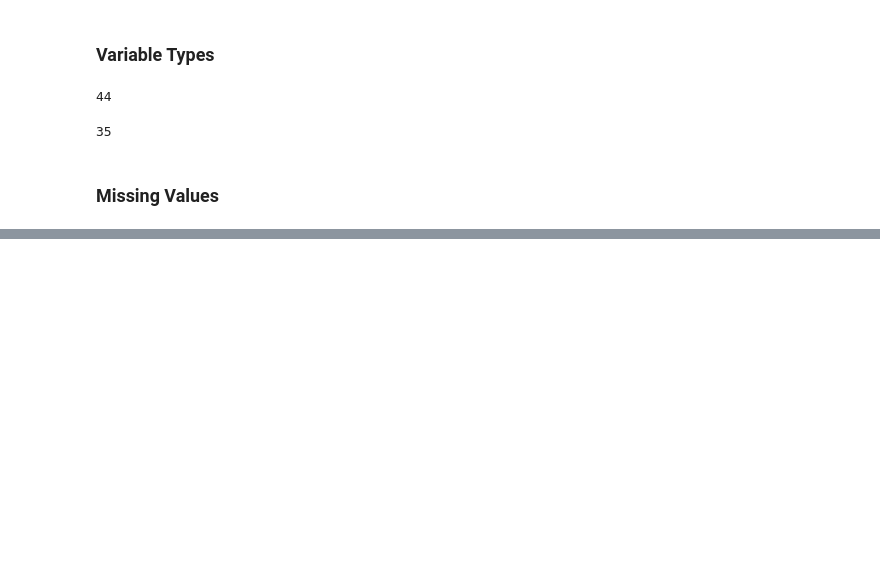
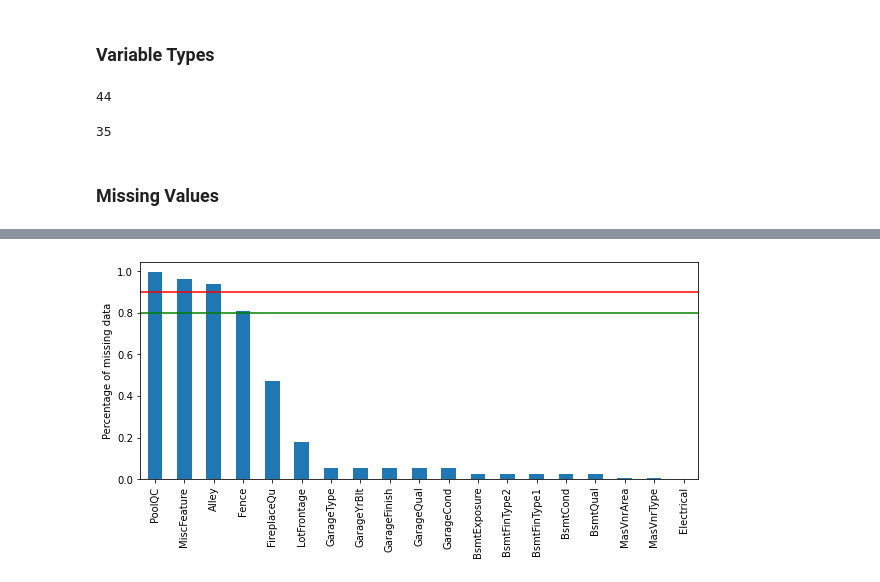
Before and after one commit to choi-b/ml-deployment-practice, a Jupyter notebook: Data Analysis Demo.ipynb, the cells around one changed output, grey strips where cells are left out. Cells and saved outputs as stored; diff of their text form; code cells hidden in the pictures; blank space fills up the shorter version.

Commit message:
Updated data analysis notebook 2.18.23

```diff
--- a/Data Analysis Demo.ipynb
+++ b/Data Analysis Demo.ipynb
@@ -72,3 +72,6 @@ len(num_vars)
 35
 # %% [markdown]
 ### Missing Values
+# %%
+#Make a list of the variables that contain missing values
+vars_with_na = [var for var in data.columns if data[var].isnull().sum() > 0]
@@ -74,0 +103,8 @@ len(num_vars)
+# %%
+data[vars_with_na].isnull().mean().sort_values(ascending=False).plot.bar(figsize=(10, 4))
+plt.ylabel('Percentage of missing data')
+plt.axhline(y=0.9, color='r', linestyle='-')
+plt.axhline(y=0.8, color='g', linestyle='-')
+plt.show()
+# %% [output]
+[figure, added]
```
Also changed, not shown: parts of 1 cell of this notebook.
